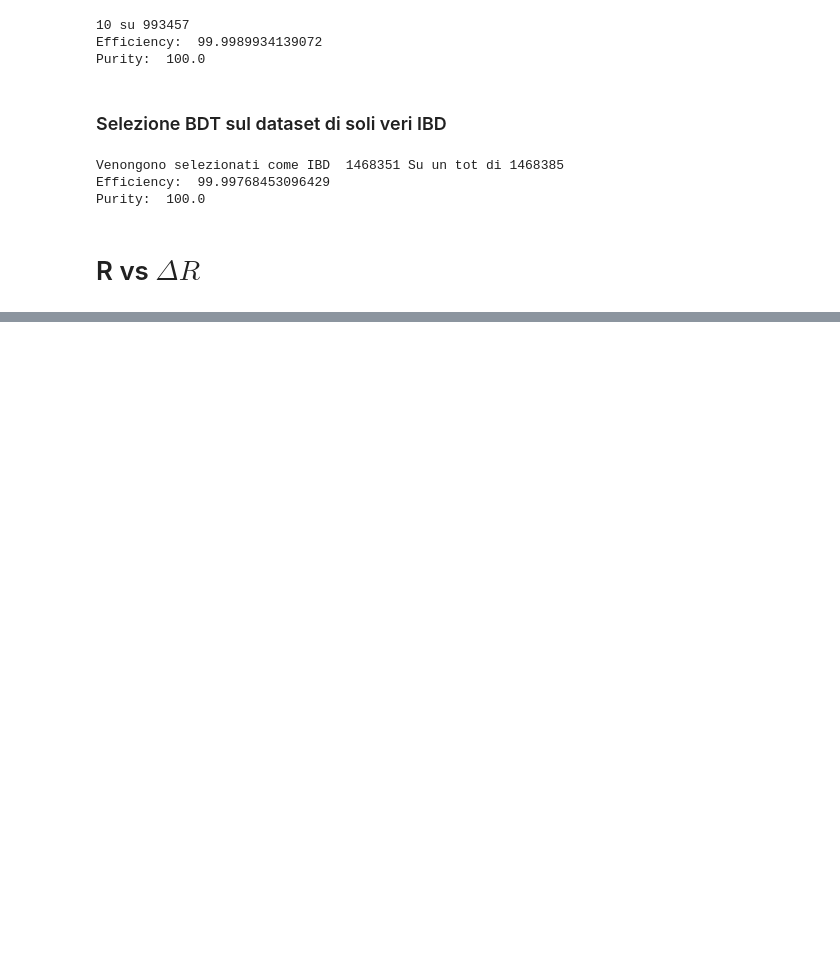
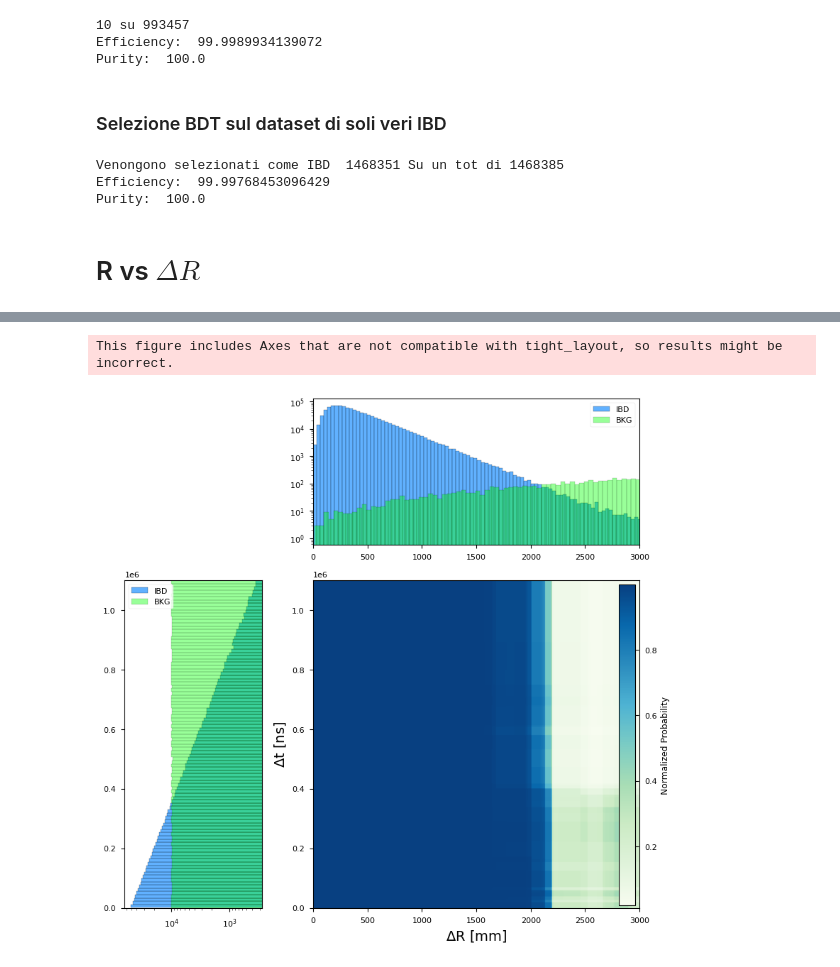
Before and after one commit to Fabiocufino/CloudVenetoCode, a Jupyter notebook: Analysis_CV/BKG_UNcorrelated/XGBoost.ipynb, the cells around one changed output, grey strips where cells are left out. Drawn from its saved outputs; the diff is of its cells as text; code cells hidden in the pictures; blank space fills up the shorter version.

Commit message:
Analysis:
Efficency PyTorch

```diff
--- a/Analysis_CV/BKG_UNcorrelated/XGBoost.ipynb
+++ b/Analysis_CV/BKG_UNcorrelated/XGBoost.ipynb
@@ -467,45 +470,55 @@ Purity:  100.0
 # %%
-# import numpy as np
-# import pandas as pd
-# import matplotlib.pyplot as plt
-# import torch.nn.functional as nnf
-# from mpl_toolkits.axes_grid1.inset_locator import inset_axes
+import numpy as np
+import pandas as pd
+import matplotlib.pyplot as plt
+import torch.nn.functional as nnf
+from mpl_toolkits.axes_grid1.inset_locator import inset_axes
 
-# fig = plt.figure(figsize=(8, 8))
+fig = plt.figure(figsize=(8, 8))
 
-# # Crea un subplot per il grafico principale
-# ax1 = plt.subplot2grid((3, 3), (1, 1), colspan=2, rowspan=2)
+# Crea un subplot per il grafico principale
+ax1 = plt.subplot2grid((3, 3), (1, 1), colspan=2, rowspan=2)
 
-# # Aggiungi un'etichetta al grafico imshow
-# immagine = ax1.imshow(probs, cmap='Blues', origin='lower', extent=(dr_mesh.min(), dr_mesh.max(), dt_mesh.min(), dt_mesh.max()), aspect='auto', vmin=0.95, vmax=1)
+# Aggiungi un'etichetta al grafico imshow
+immagine = ax1.imshow(probs, cmap='GnBu', origin='lower', extent=(dr_mesh.min(), dr_mesh.max(), dt_mesh.min(), dt_mesh.max()), aspect='auto')
 
-# ax1.set_xlabel(r'$\Delta$R [mm]', fontsize = 14)
-# ax1.set_ylabel(r'$\Delta$t [ns]', fontsize = 14)
+ax1.set_xlabel(r'$\Delta$R [mm]', fontsize = 14)
+ax1.set_ylabel(r'$\Delta$t [ns]', fontsize = 14)
 
-# # Crea un set di assi all'interno del grafico principale per la barra dei colori
-# axins = inset_axes(ax1, width="5%", height="98%", loc='upper right')
-# cbar = plt.colorbar(immagine, cax=axins, orientation='vertical', label='Normalized Probability')
+# Crea un set di assi all'interno del grafico principale per la barra dei colori
+axins = inset_axes(ax1, width="5%", height="98%", loc='upper right')
+cbar = plt.colorbar(immagine, cax=axins, orientation='vertical', label='Normalized Probability')
 
-# # Crea un subplot per l'istogramma delta_r
-# ax2 = plt.subplot2grid((3, 3), (0, 1), colspan=2, sharex=ax1)
+# Crea un subplot per l'istogramma delta_r
+ax2 = plt.subplot2grid((3, 3), (0, 1), colspan=2, sharex=ax1)
 
-# # Calcola e disegna l'istogramma, e rimuovi gli assi duplicati
-# # Aggiungi un'etichetta all'istogramma
-# _, bins, _ = ax2.hist(all_feature["delta_radius"][all_feature["Label"] == 1], bins=800, color='#1e88e5', alpha=0.7, label='IBDs $\Delta R$ histogram')
-# ax2.legend() # Mostra la legenda
-# ax2.set_xlim(0, 3000)
+# Calcola e disegna l'istogramma, e rimuovi gli assi duplicati
+# Aggiungi un'etichetta all'istogramma
+_, bins, _ = ax2.hist(all_feature["delta_radius"][all_feature["Label"] == 1], bins=800, color='dodgerblue', alpha=0.7, label='IBD', log = True)
+_, bins, _ = ax2.hist(all_feature["delta_radius"][all_feature["Label"] == 0], bins=800, color='lime', alpha=0.4, label='BKG', log = True)
 
-# # Crea un subplot per l'istogramma delta_t
-# ax3 = plt.subplot2grid((3, 3), (1, 0), rowspan=2, sharey=ax1)
+ax2.legend() # Mostra la legenda
+ax2.set_xlim(0, 3000)
 
-# # Calcola e disegna l'istogramma, e rimuovi gli assi duplicati
-# # Aggiungi un'etichetta all'istogramma
-# _, bins, _ = ax3.hist(all_feature["delta_time"][all_feature["Label"] == 1], bins=50, orientation='horizontal', color='#1e88e5', alpha=0.7, label='IBDs $\Delta t$ histogram')
-# ax3.legend() # Mostra la legenda
-# ax3.invert_xaxis()
+# Crea un subplot per l'istogramma delta_t
+ax3 = plt.subplot2grid((3, 3), (1, 0), rowspan=2, sharey=ax1)
 
-# plt.tight_layout()
-# plt.show()
+# Calcola e disegna l'istogramma, e rimuovi gli assi duplicati
+# Aggiungi un'etichetta all'istogramma
+_, bins, _ = ax3.hist(all_feature["delta_time"][all_feature["Label"] == 1], bins=100, orientation='horizontal', color='dodgerblue', alpha=0.7, label='IBD', log = True)
+_, bins, _ = ax3.hist(all_feature["delta_time"][all_feature["Label"] == 0], bins=100, orientation='horizontal', color='lime', alpha=0.4, label='BKG', log = True)
+
+ax3.legend() # Mostra la legenda
+ax3.invert_xaxis()
+
+plt.tight_layout()
+
+plt.savefig('../../../../Latex/Images/dr_dt_xgboost.png')
+
+plt.show()
+# %% [output]
+This figure includes Axes that are not compatible with tight_layout, so results might be incorrect.
+[figure, added]
 # %%
 to_plot = pd.DataFrame()
 
```
Also changed, not shown: parts of 8 cells of this notebook, 2 other files.
